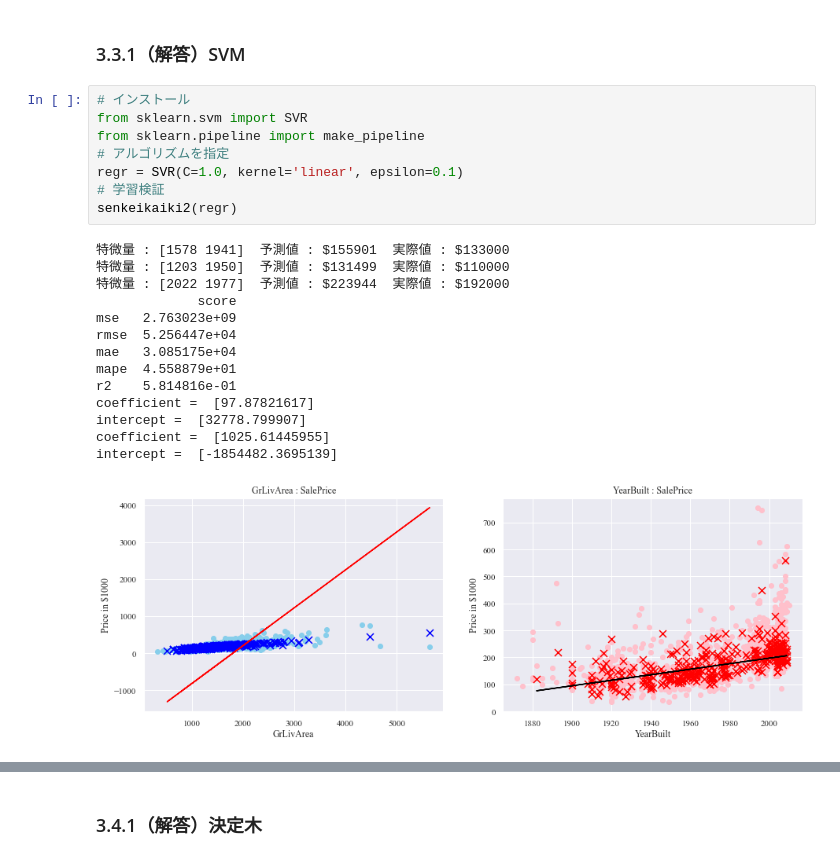
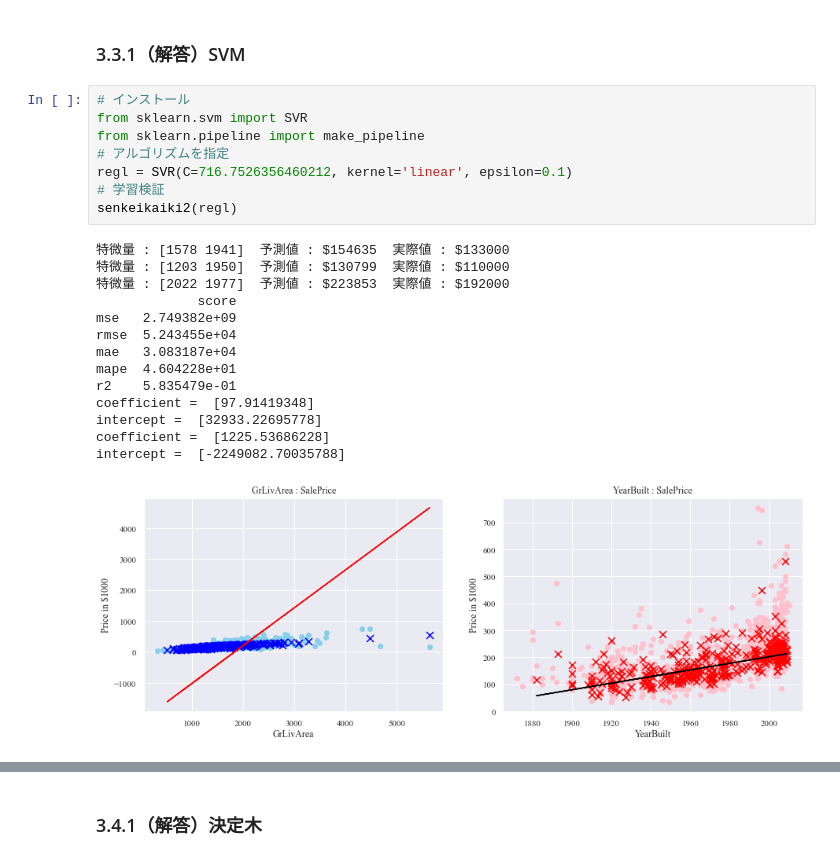
Before and after one commit to T-Sawao/diveintocode-ml, a Jupyter notebook: week4-session2.ipynb, the cells around one changed output, grey strips where cells are left out. Drawn from its saved outputs; the diff is of its cells as text.

```diff
--- a/week4-session2.ipynb
+++ b/week4-session2.ipynb
@@ -677,23 +682,23 @@ r2    5.871035e-01
 # %%
 # インストール
 from sklearn.svm import SVR
 from sklearn.pipeline import make_pipeline
 # アルゴリズムを指定
-regr = SVR(C=1.0, kernel='linear', epsilon=0.1)
+regl = SVR(C=716.7526356460212, kernel='linear', epsilon=0.1)
 # 学習検証
-senkeikaiki2(regr)
+senkeikaiki2(regl)
 # %% [output]
-特微量 : [1578 1941]  予測値 : $155901  実際値 : $133000
-特微量 : [1203 1950]  予測値 : $131499  実際値 : $110000
-特微量 : [2022 1977]  予測値 : $223944  実際値 : $192000
+特微量 : [1578 1941]  予測値 : $154635  実際値 : $133000
+特微量 : [1203 1950]  予測値 : $130799  実際値 : $110000
+特微量 : [2022 1977]  予測値 : $223853  実際値 : $192000
              score
-mse   2.763023e+09
-rmse  5.256447e+04
-mae   3.085175e+04
-mape  4.558879e+01
-r2    5.814816e-01
-coefficient =  [97.87821617]
-intercept =  [32778.799907]
-coefficient =  [1025.61445955]
-intercept =  [-1854482.3695139]
+mse   2.749382e+09
+rmse  5.243455e+04
+mae   3.083187e+04
+mape  4.604228e+01
+r2    5.835479e-01
+coefficient =  [97.91419348]
+intercept =  [32933.22695778]
+coefficient =  [1225.53686228]
+intercept =  [-2249082.70035788]
-[figure, old version]
+[figure, new version]
```
Also changed, not shown: parts of 16 cells of this notebook.
